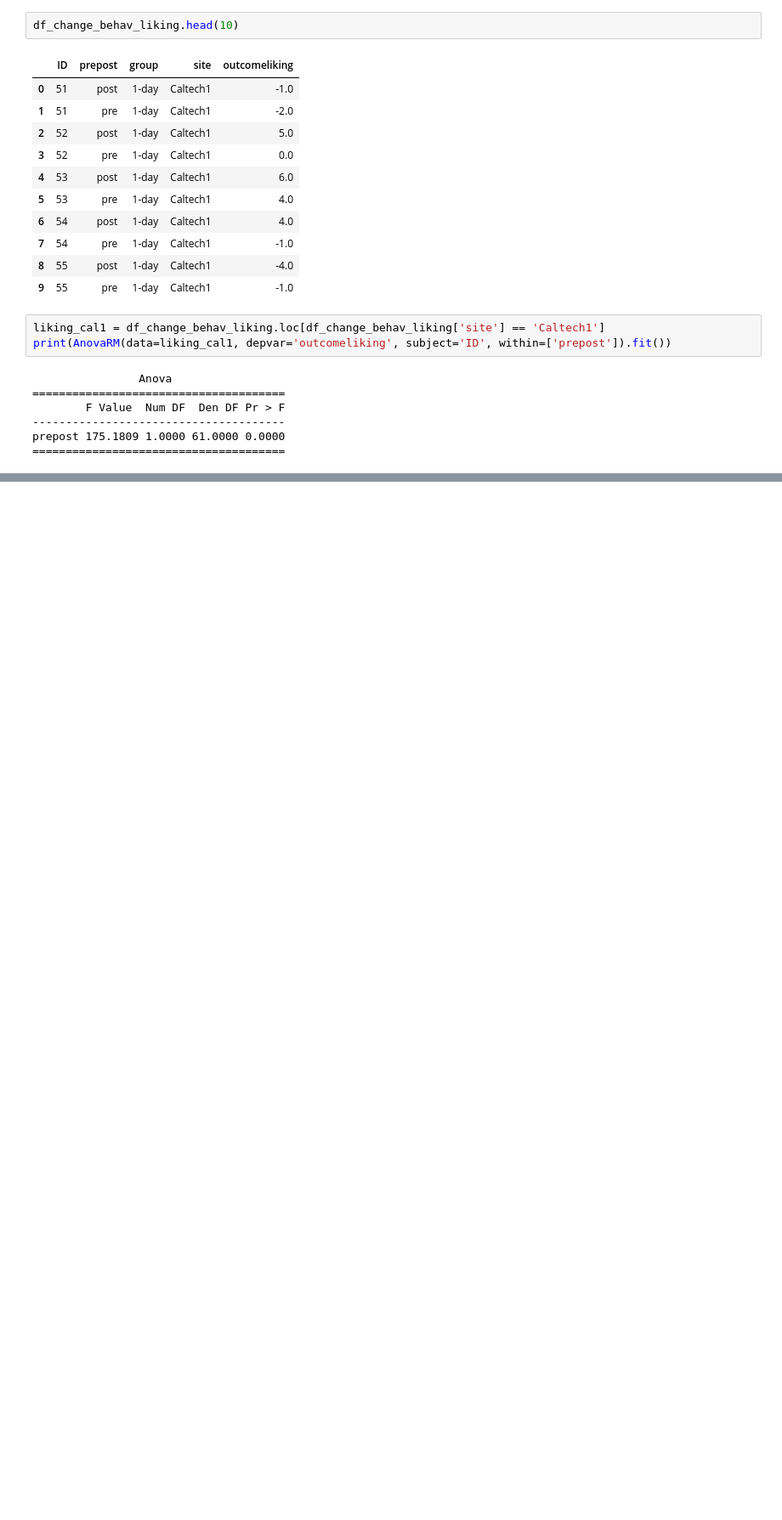
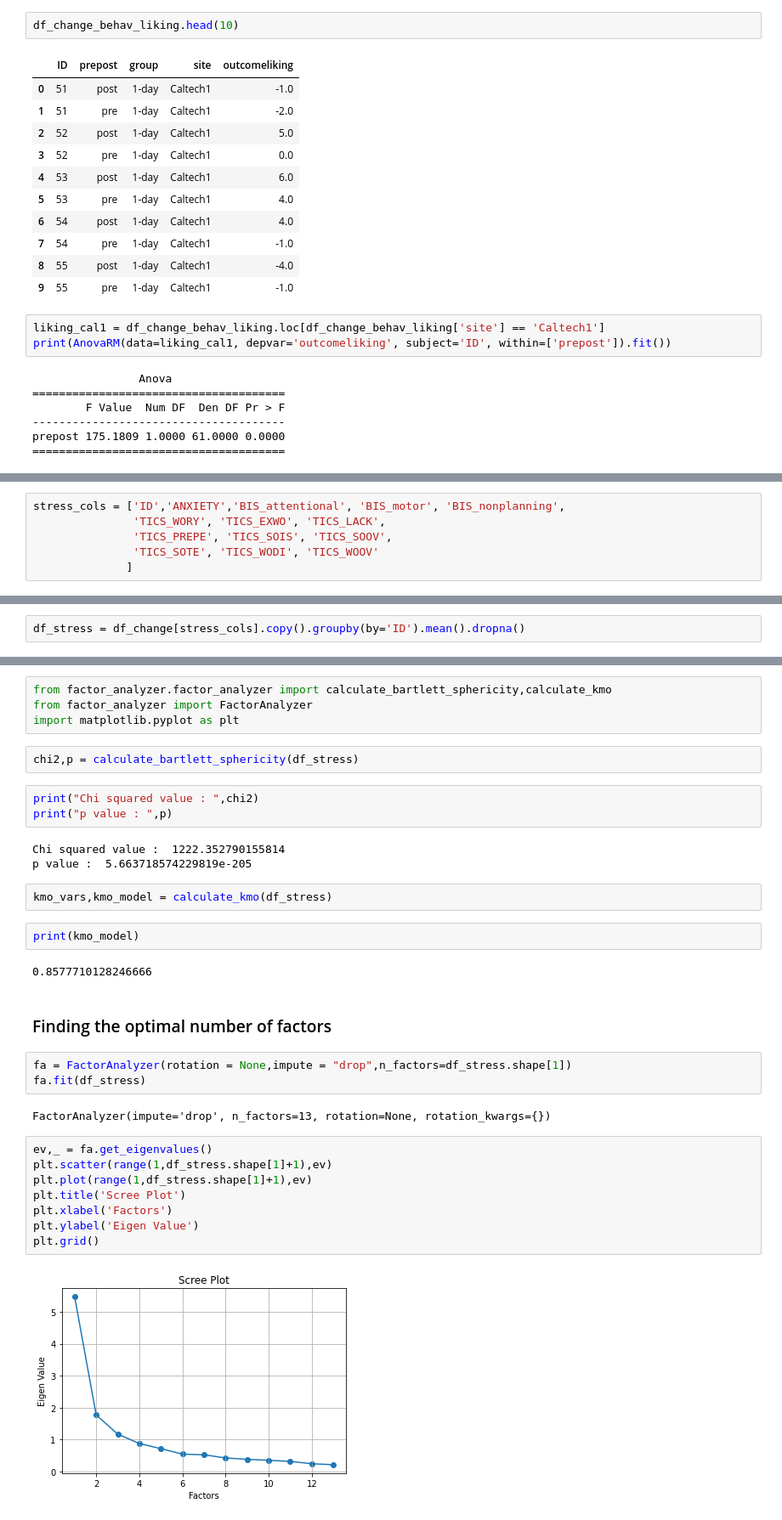
Before and after one commit to 2020201079/brsm-project, a Jupyter notebook: BRSM_Project.ipynb, the cells around one changed output, grey strips where cells are left out. Shown at 85% size. Cells and saved outputs as stored; diff of their text form; blank space fills up the shorter version.

Commit message:
Added Stress affects

```diff
--- a/BRSM_Project.ipynb
+++ b/BRSM_Project.ipynb
@@ -219,0 +222,6 @@ prepost 175.1809 1.0000 61.0000 0.0000
+# %%
+stress_cols = ['ID','ANXIETY','BIS_attentional', 'BIS_motor', 'BIS_nonplanning',
+               'TICS_WORY', 'TICS_EXWO', 'TICS_LACK',
+               'TICS_PREPE', 'TICS_SOIS', 'TICS_SOOV',
+               'TICS_SOTE', 'TICS_WODI', 'TICS_WOOV'
+              ]
@@ -219,0 +237,2 @@ prepost 175.1809 1.0000 61.0000 0.0000
+# %%
+df_stress = df_change[stress_cols].copy().groupby(by='ID').mean().dropna()
@@ -219,0 +249,35 @@ prepost 175.1809 1.0000 61.0000 0.0000
+# %%
+from factor_analyzer.factor_analyzer import calculate_bartlett_sphericity,calculate_kmo
+from factor_analyzer import FactorAnalyzer
+import matplotlib.pyplot as plt
+# %%
+chi2,p = calculate_bartlett_sphericity(df_stress)
+# %%
+print("Chi squared value : ",chi2)
+print("p value : ",p)
+# %% [output]
+Chi squared value :  1222.352790155814
+p value :  5.663718574229819e-205
+# %%
+kmo_vars,kmo_model = calculate_kmo(df_stress)
+# %%
+print(kmo_model)
+# %% [output]
+0.8577710128246666
+# %% [markdown]
+### Finding the optimal number of factors
+# %%
+fa = FactorAnalyzer(rotation = None,impute = "drop",n_factors=df_stress.shape[1])
+fa.fit(df_stress)
+# %% [output]
+FactorAnalyzer(impute='drop', n_factors=13, rotation=None, rotation_kwargs={})
+# %%
+ev,_ = fa.get_eigenvalues()
+plt.scatter(range(1,df_stress.shape[1]+1),ev)
+plt.plot(range(1,df_stress.shape[1]+1),ev)
+plt.title('Scree Plot')
+plt.xlabel('Factors')
+plt.ylabel('Eigen Value')
+plt.grid()
+# %% [output]
+[figure, added]
```
Also changed, not shown: parts of 6 cells of this notebook.
